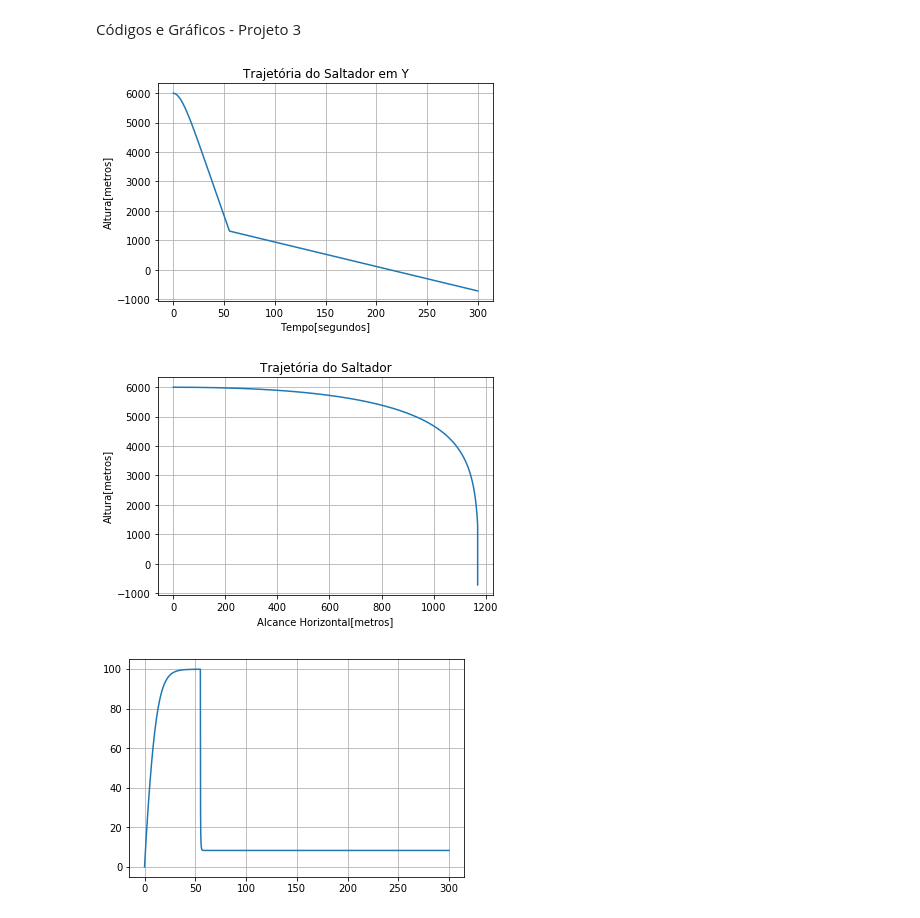
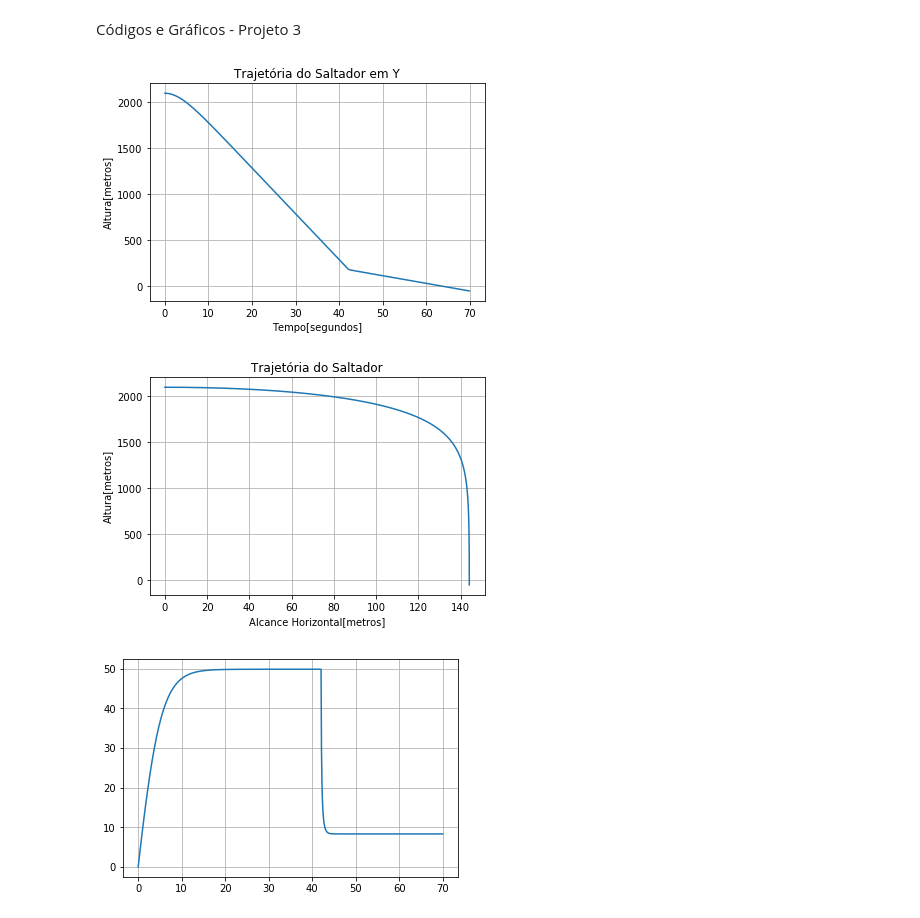
Before and after one commit to pedroarf/projeto3, a Jupyter notebook: Códigos e Gráficos - Projeto 3.ipynb, the cells around one changed output. Saved outputs shown, nothing was run; the diff lists cells and outputs as text; code cells hidden in the pictures.

```diff
--- a/Códigos e Gráficos - Projeto 3.ipynb
+++ b/Códigos e Gráficos - Projeto 3.ipynb
@@ -13,16 +13,16 @@ p = 1.25
 m = 140
 #Cd será o coeficiente de arrasto que irá variar no tempo
 #A por sua vez será a Área que também irá variar
-t = np.arange(0,300,0.1)
+t = np.arange(0,70,0.1)
 def Cd(t):
-    if t < 55:
-        coef = 0.22
+    if t < 42:
+        coef = 0.21
     else:
         coef = 1.2
     return coef
 def A(t):
-    if t < 55:
-        Area = 1
+    if t < 42:
+        Area = 4.205
     else:
         Area = 8.41*math.pi
     return Area
@@ -32,35 +32,35 @@ def EqDif(y,t):
     Y = y[2]
     Vy = y[3]
     dxdt = Vx
     dVxdt = -(1/2)*((p*Cd(t)*A(t)*((Vx**2)+(Vy**2)))/m)*(Vx/((math.sqrt((Vx**2)+(Vy**2)))))
     dydt = Vy
     dVydt = -(1/2)*((p*Cd(t)*A(t)*((Vx**2)+(Vy**2)))/m)*(Vy/((math.sqrt((Vx**2)+(Vy**2))))) - g
     return [dxdt,dVxdt,dydt,dVydt]
 X0 = 0
-Vx0 = 100
-Y0 = 6000
+Vx0 = 20
+Y0 = 2100
 Vy0 = 0
 C0 = [X0,Vx0,Y0,Vy0]
 solução = odeint(EqDif,C0,t)
 
 plt.plot(t,solução[:,2])
 plt.title("Trajetória do Saltador em Y")
 plt.xlabel("Tempo[segundos]")
 plt.ylabel("Altura[metros]")
 plt.grid()
 plt.show()
 
 plt.plot(solução[:,0],solução[:,2])
 plt.title("Trajetória do Saltador")
 plt.xlabel("Alcance Horizontal[metros]")
 plt.ylabel("Altura[metros]")
 plt.grid()
 plt.show()
 
 plt.plot(t,-solução[:,3])
 plt.grid()
 plt.show()
 # %% [output]
-[figure, old version]
+[figure, new version]
-[figure, old version]
+[figure, new version]
-[figure, old version]
+[figure, new version]
```
